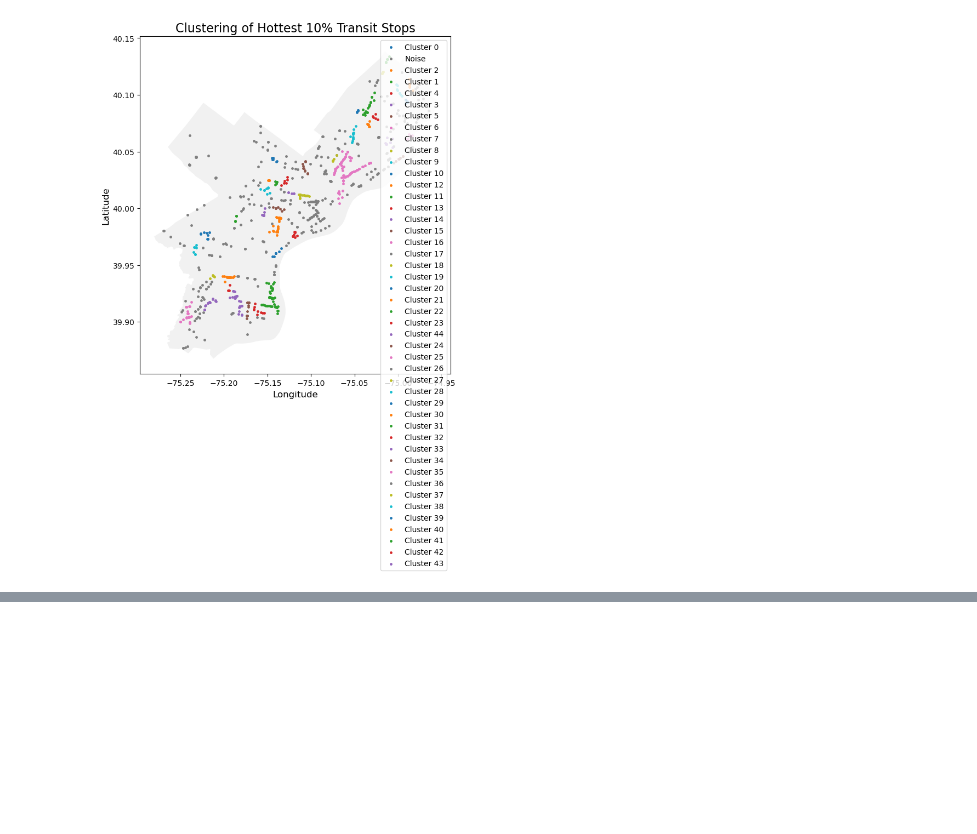
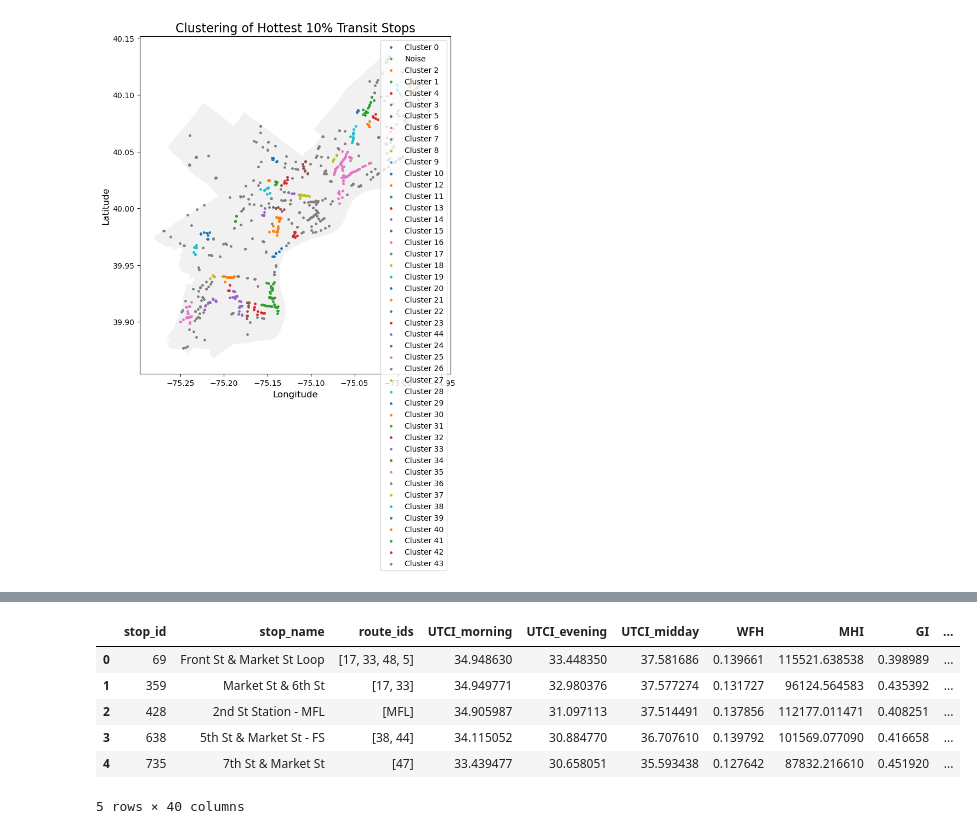
Before and after one commit to ZoeyGuo709/Final, a Jupyter notebook: Code/MidDay.ipynb, the cells around one changed output, grey strips where cells are left out. Drawn from its saved outputs; the diff is of its cells as text; code cells hidden in the pictures; blank space fills up the shorter version.

```diff
--- a/Code/MidDay.ipynb
+++ b/Code/MidDay.ipynb
@@ -348,0 +461,17 @@ See: https://matplotlib.org/stable/tutorials/intermediate/legend_guide.html#impl
+# %%
+## ACS:
+# Path to your GeoJSON file
+file_path = "../data/2020_PA_stops_UTCI_ACS_SVI_Building.geojson"
+
+# Read the GeoJSON file
+ACS_Stops = gpd.read_file(file_path)
+
+ACS_Stops.head()
+# %% [output]
+|  | stop_id | stop_name | route_ids | UTCI_morning | UTCI_evening | UTCI_midday | WFH | MHI | GI | ... |
+| 0 | 69 | Front St & Market St Loop | [17, 33, 48, 5] | 34.948630 | 33.448350 | 37.581686 | 0.139661 | 115521.638538 | 0.398989 | ... |
+| 1 | 359 | Market St & 6th St | [17, 33] | 34.949771 | 32.980376 | 37.577274 | 0.131727 | 96124.564583 | 0.435392 | ... |
+| 2 | 428 | 2nd St Station - MFL | [MFL] | 34.905987 | 31.097113 | 37.514491 | 0.137856 | 112177.011471 | 0.408251 | ... |
+| 3 | 638 | 5th St & Market St - FS | [38, 44] | 34.115052 | 30.884770 | 36.707610 | 0.139792 | 101569.077090 | 0.416658 | ... |
+| 4 | 735 | 7th St & Market St | [47] | 33.439477 | 30.658051 | 35.593438 | 0.127642 | 87832.216610 | 0.451920 | ... |
+5 rows × 40 columns
```
Also changed, not shown: parts of 6 cells of this notebook, 13 other files.
